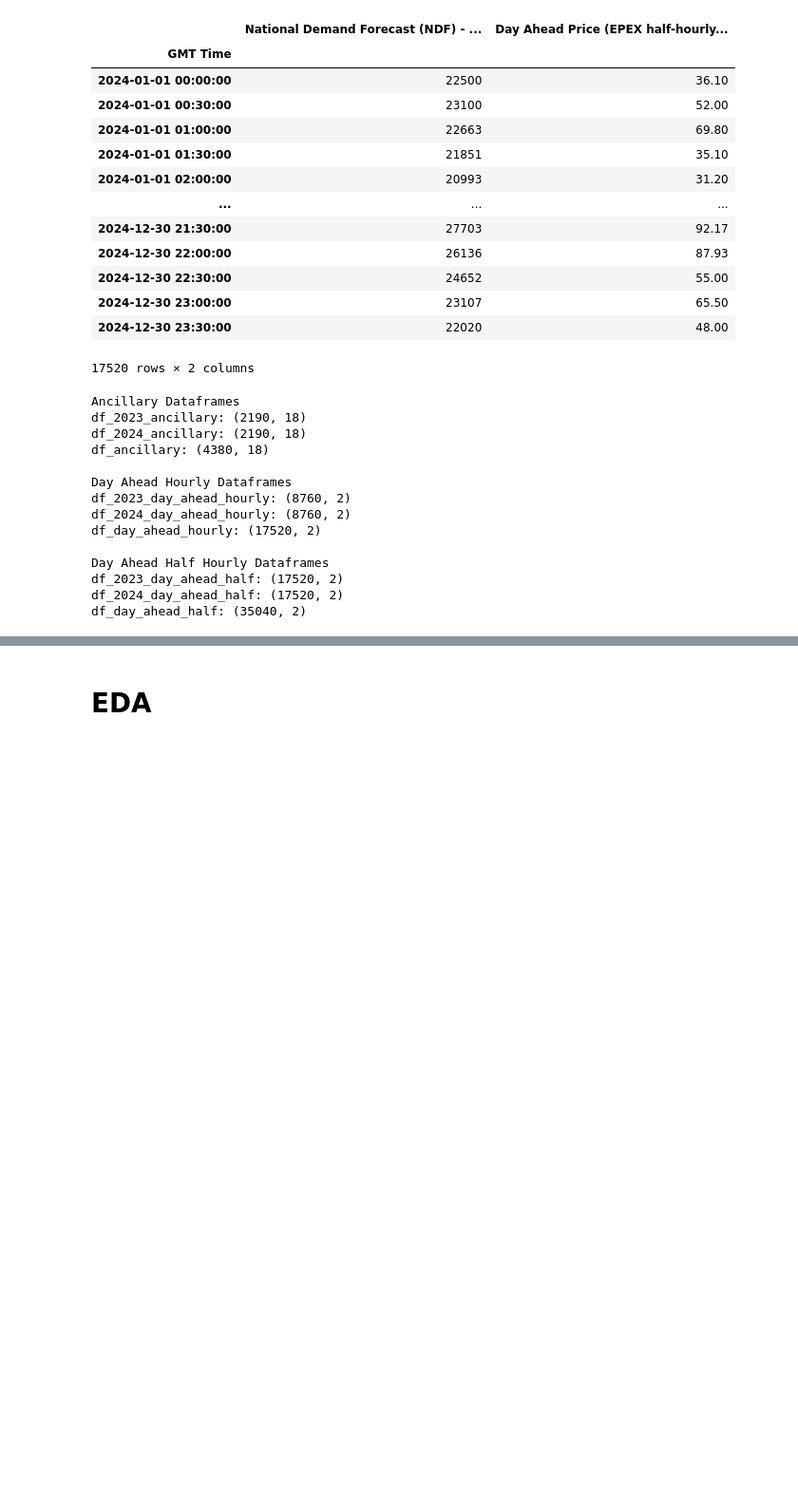
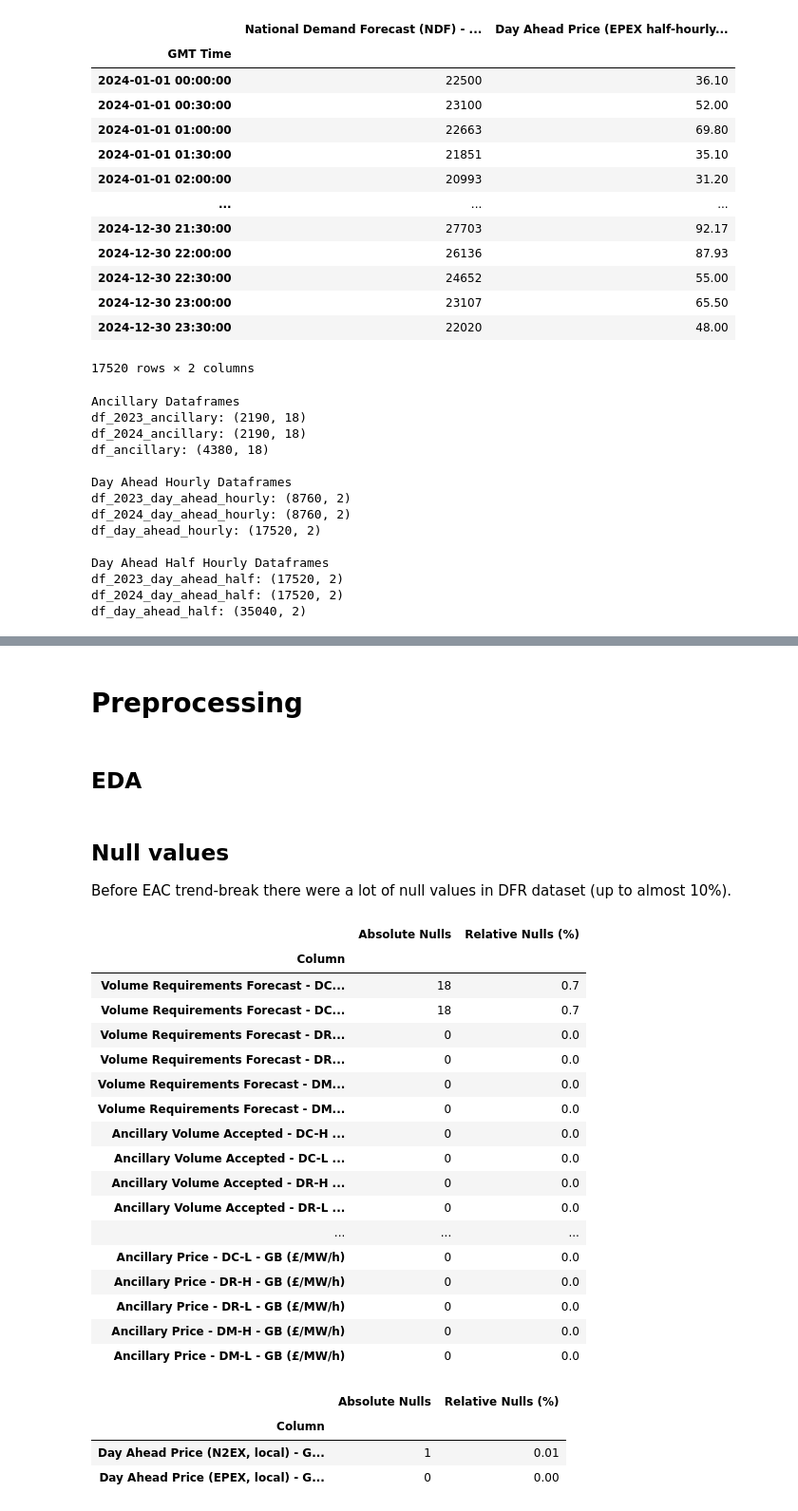
Before and after one commit to Nomercyme/energy_hackathon, a Jupyter notebook: main.ipynb, the cells around one changed output, grey strips where cells are left out. Shown at 95% size. Drawn from its saved outputs; the diff is of its cells as text; code cells hidden in the pictures; blank space fills up the shorter version.

Commit message:
Progress on code, incl Model A preprocessing

```diff
--- a/main.ipynb
+++ b/main.ipynb
@@ -84,5 +109,7 @@ df_day_ahead_half: (35040, 2)
+# %% [markdown]
+# Preprocessing
 # %% [markdown]
-# EDA
+## EDA
 # %%
 visualize_data(df_day_ahead_hourly, start_date='2023-01-01 01:00', end_date='2023-12-31 23:00', is_price=True)
 # %%
@@ -107,3 +134,37 @@ visualize_data(df_ancillary, start_date='2023-10-01 01:00', end_date='2023-10-10
        # 'Ancillary Price - DM-L - GB (£/MW/h)'
        ]
 )
+# %% [markdown]
+## Null values
+Before EAC trend-break there were a lot of null values in DFR dataset (up to almost 10%).
+# %%
+# EAC Introduction: 1st of November 2023
+# A lot of null values before that date (try start_date='2023-01-01 00:00')
+# After EAC there's virtually no nulls (try start_date='2023-11-01 00:00')
+null_summary(df_ancillary, start_date='2023-11-01 00:00')
+# %% [output]
+|  | Absolute Nulls | Relative Nulls (%) |
+| Column |  |  |
+| Volume Requirements Forecast - DC... | 18 | 0.7 |
+| Volume Requirements Forecast - DC... | 18 | 0.7 |
+| Volume Requirements Forecast - DR... | 0 | 0.0 |
+| Volume Requirements Forecast - DR... | 0 | 0.0 |
+| Volume Requirements Forecast - DM... | 0 | 0.0 |
+| Volume Requirements Forecast - DM... | 0 | 0.0 |
+| Ancillary Volume Accepted - DC-H ... | 0 | 0.0 |
+| Ancillary Volume Accepted - DC-L ... | 0 | 0.0 |
+| Ancillary Volume Accepted - DR-H ... | 0 | 0.0 |
+| Ancillary Volume Accepted - DR-L ... | 0 | 0.0 |
+| ... | ... | ... |
+| Ancillary Price - DC-L - GB (£/MW/h) | 0 | 0.0 |
+| Ancillary Price - DR-H - GB (£/MW/h) | 0 | 0.0 |
+| Ancillary Price - DR-L - GB (£/MW/h) | 0 | 0.0 |
+| Ancillary Price - DM-H - GB (£/MW/h) | 0 | 0.0 |
+| Ancillary Price - DM-L - GB (£/MW/h) | 0 | 0.0 |
+# %%
+null_summary(df_day_ahead_hourly, start_date='2023-11-01 00:00')
+# %% [output]
+|  | Absolute Nulls | Relative Nulls (%) |
+| Column |  |  |
+| Day Ahead Price (N2EX, local) - G... | 1 | 0.01 |
+| Day Ahead Price (EPEX, local) - G... | 0 | 0.00 |
```
Also changed, not shown: parts of 16 cells of this notebook, 7 other files.
